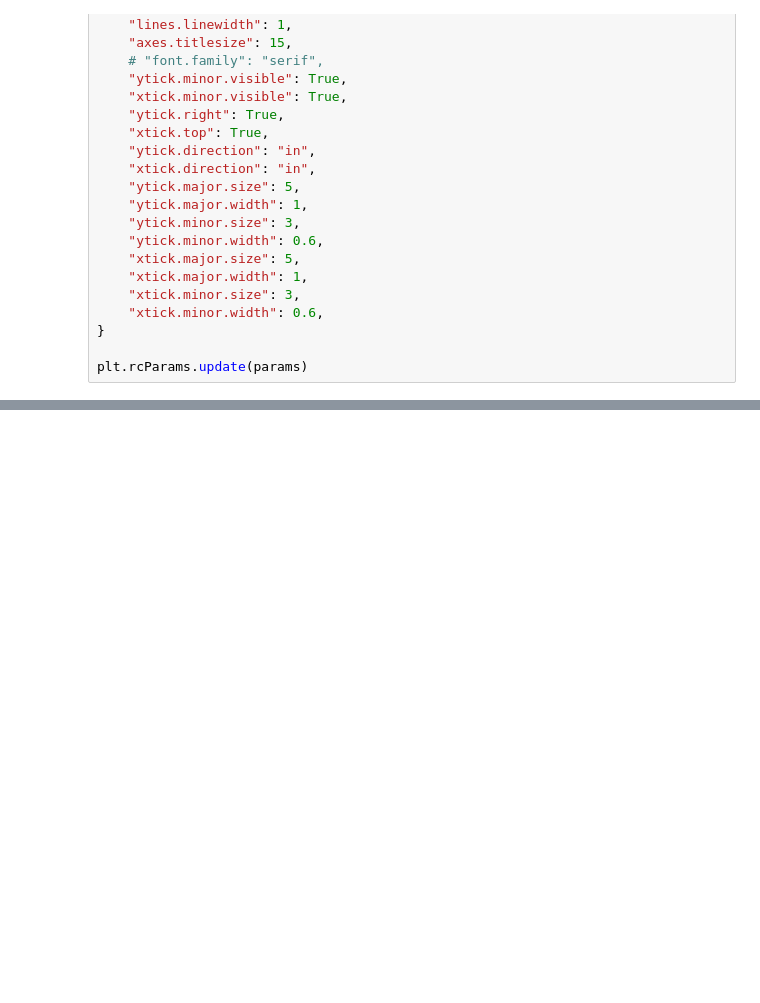
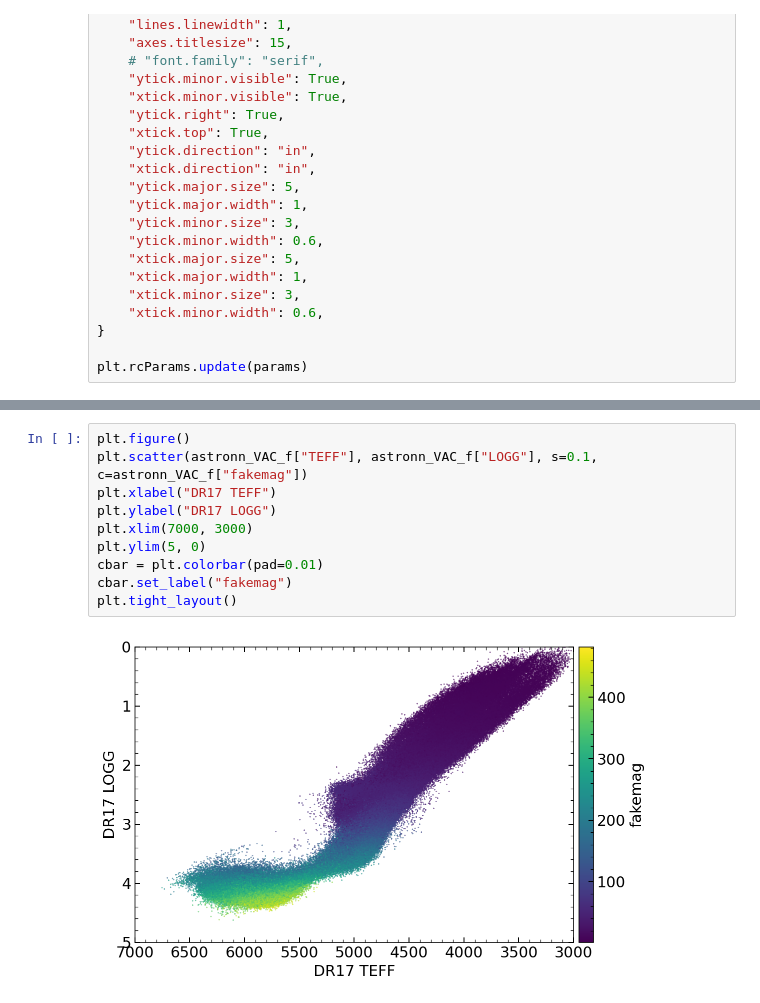
Before and after one commit to henrysky/astroNN_APOGEE_VAC, a Jupyter notebook: dr17-VAC-notebooks/Check-Distances.ipynb, the cells around one changed output, grey strips where cells are left out. Saved outputs shown, nothing was run; the diff lists cells and outputs as text; blank space fills up the shorter version.

```diff
--- a/dr17-VAC-notebooks/Check-Distances.ipynb
+++ b/dr17-VAC-notebooks/Check-Distances.ipynb
@@ -56,0 +58,12 @@ plt.tight_layout()
+# %%
+plt.figure()
+plt.scatter(astronn_VAC_f["TEFF"], astronn_VAC_f["LOGG"], s=0.1, c=astronn_VAC_f["fakemag"])
+plt.xlabel("DR17 TEFF")
+plt.ylabel("DR17 LOGG")
+plt.xlim(7000, 3000)
+plt.ylim(5, 0)
+cbar = plt.colorbar(pad=0.01)
+cbar.set_label("fakemag")
+plt.tight_layout()
+# %% [output]
+[figure, added]
```
Also changed, not shown: parts of 2 cells of this notebook, 4 other files.
